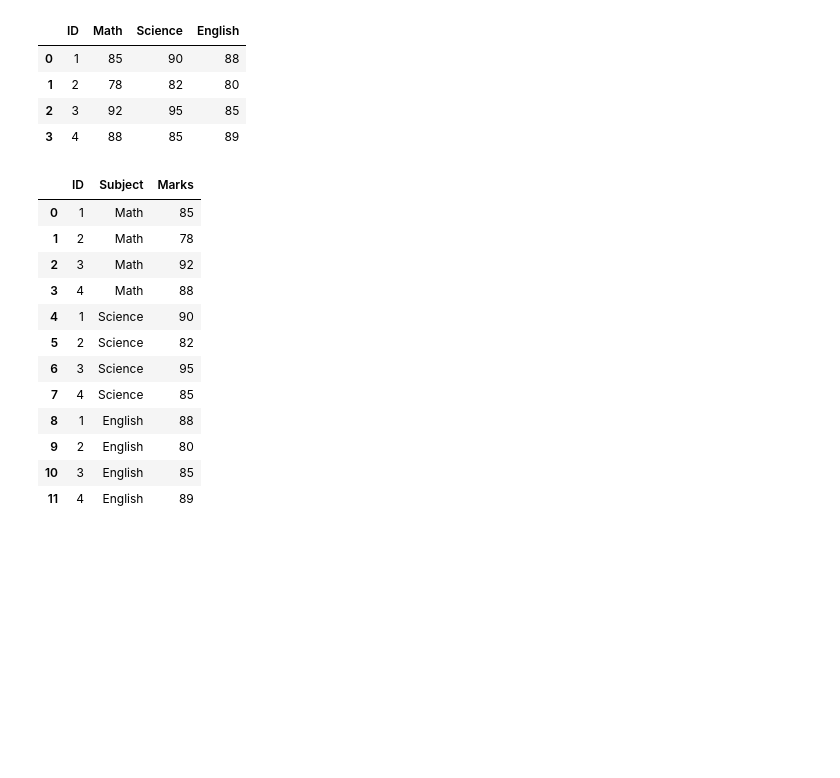
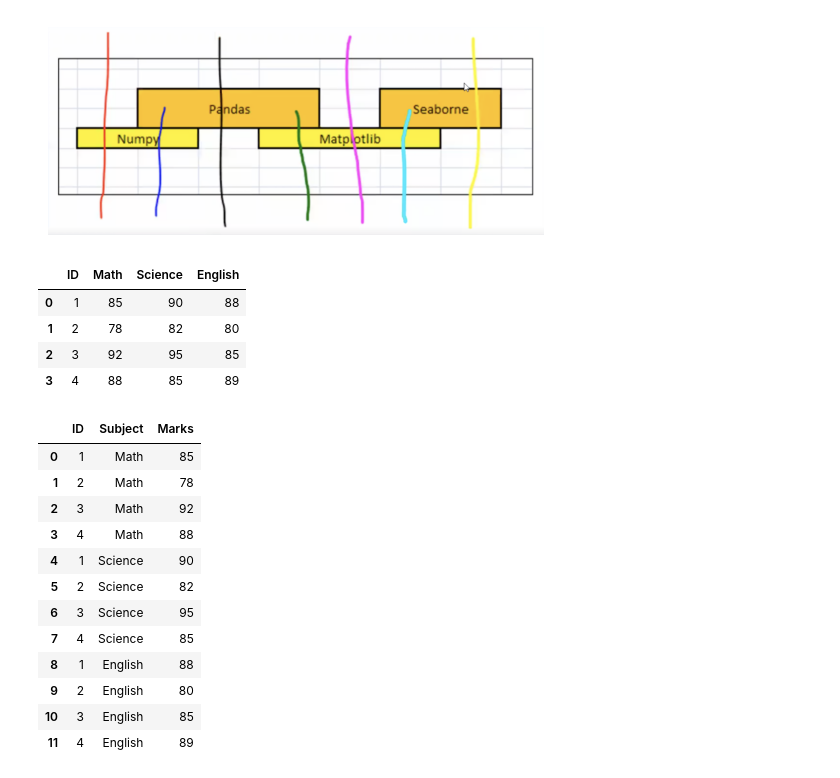
Before and after one commit to vidyadharbendre/learn_advanced_python_using_examples, a Jupyter notebook: notebooks/Advanced/advanced_python_programming_3.ipynb, the cells around one changed output. Cells and saved outputs as stored; diff of their text form; code cells hidden in the pictures; blank space fills up the shorter version.

```diff
--- a/notebooks/Advanced/advanced_python_programming_3.ipynb
+++ b/notebooks/Advanced/advanced_python_programming_3.ipynb
@@ -28,6 +28,14 @@
     </a>
   </td>
 </table>
+# %%
+# Load and display image
+img = plt.imread("../images/relationship.png")
+plt.imshow(img)
+plt.axis("off")  # Hide axes
+plt.show()
+# %% [output]
+[figure, added]
 # %%
 import pandas as pd
 import numpy as np
```
Also changed, not shown: 2 other files.
